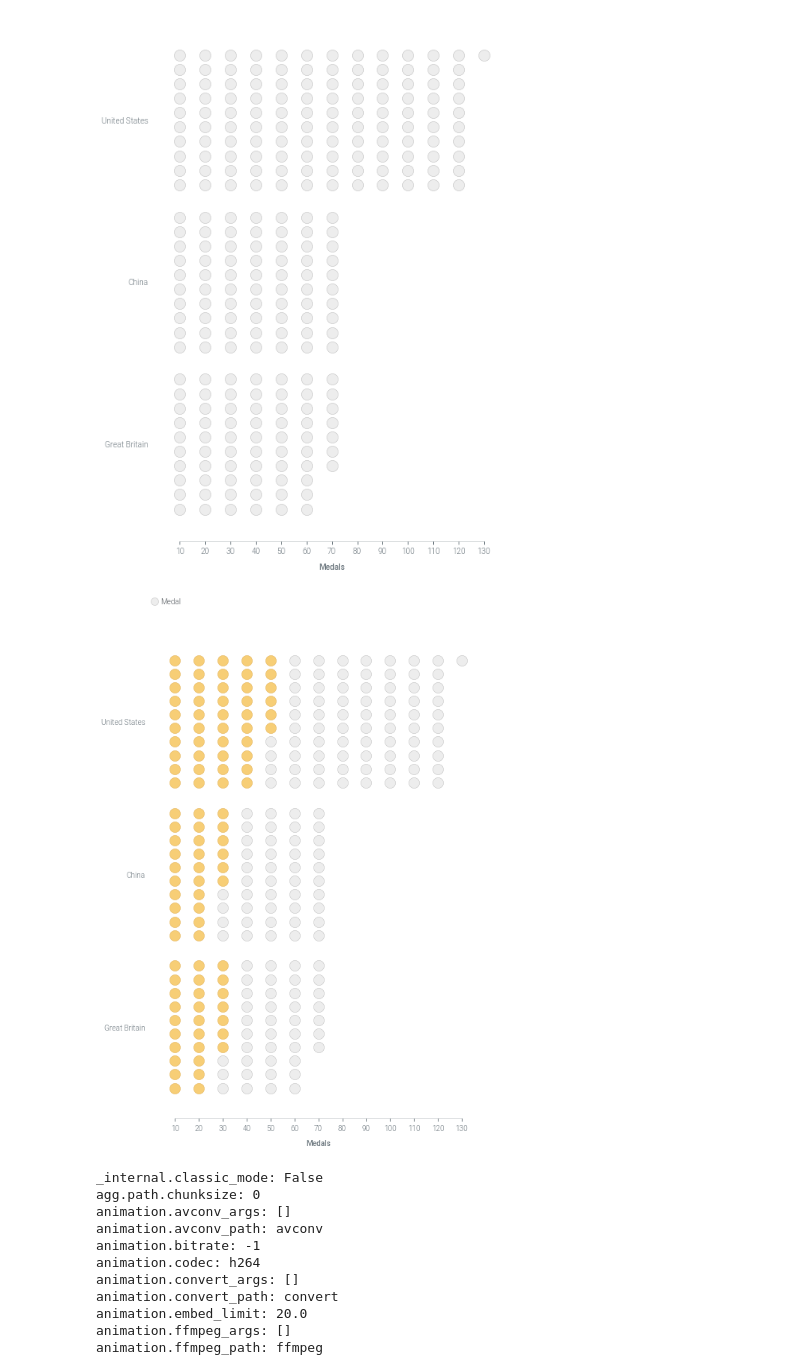
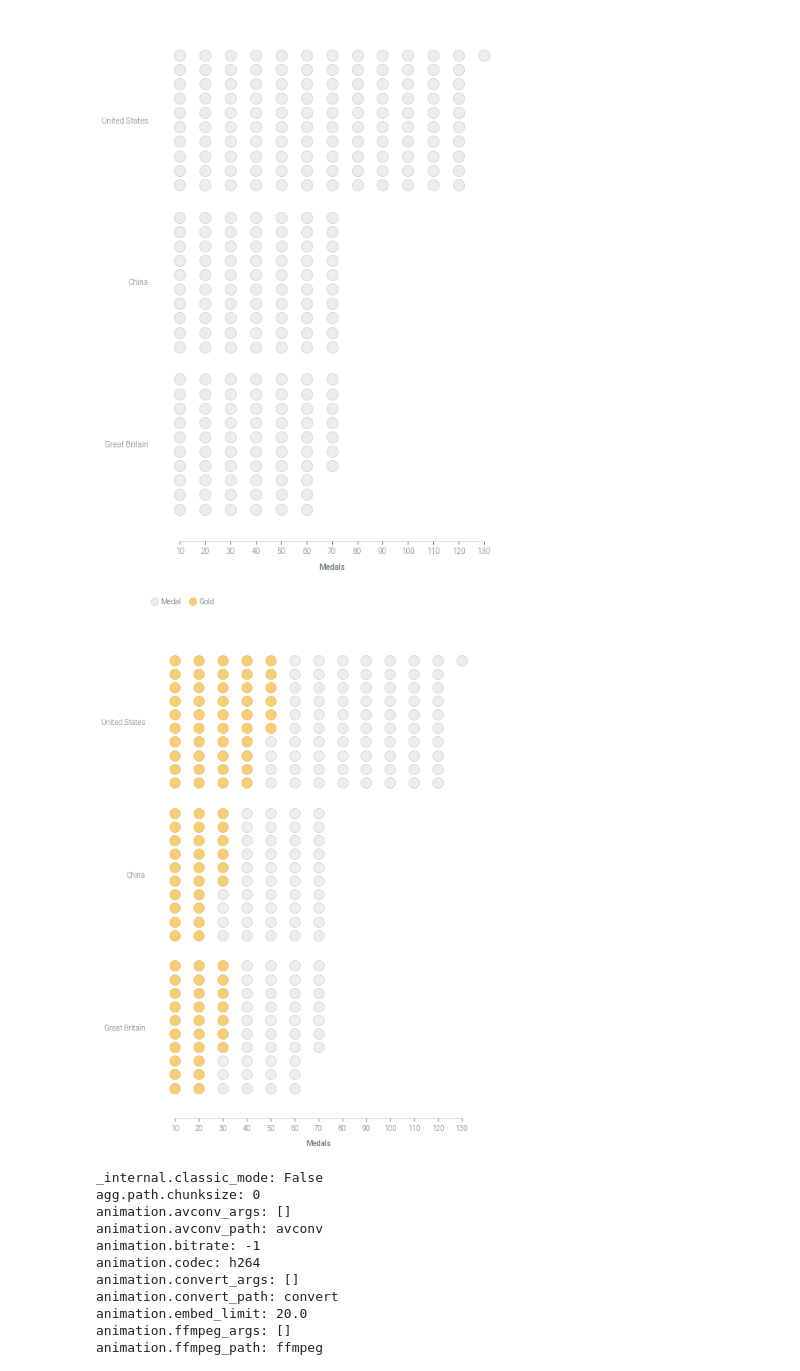
Before and after one commit to NicholasMamo/multiplex-plot, a Jupyter notebook: examples/7. Population charts.ipynb, the cells around one changed output. Cells and saved outputs as stored; diff of their text form; code cells hidden in the pictures.

Commit message:
Add support for the specific label

```diff
--- a/examples/7. Population charts.ipynb
+++ b/examples/7. Population charts.ipynb
@@ -64,24 +64,24 @@ viz.show()
 [figure]
 # %%
 # create a specific style for each type of medal
-gold = { 'color': '#F7CE76', 'edgecolors': '#E2B053' }
+gold = { 'color': '#F7CE76', 'edgecolors': '#E2B053', 'label': 'Gold' }
 # silver = { 'color': '#DEDEDE', 'edgecolors': '#BDBDBD' }
 # bronze = { 'color': '#FFBB81', 'edgecolors': '#E7A063' }
 silver, bronze = { }, { }
 
 # draw the visualization
 viz = drawable.Drawable(plt.figure(figsize=(8, 12)))
 for country in df.index[:3]:
     medals = [ gold ] * df.loc[country].Gold
     medals.extend([ silver ] * df.loc[country].Silver)
     medals.extend([ bronze ] * df.loc[country].Bronze)
     viz.draw_population(medals, 10, country, height=0.8, label='Medal', **style)
 
 # finalize the plot
 viz.set_xlabel('Medals')
 viz.show()
 # %% [output]
-[figure, old version]
+[figure, new version]
 # %%
 print(plt.rcParams)
 # %% [output]
```
Also changed, not shown: 2 other files.
